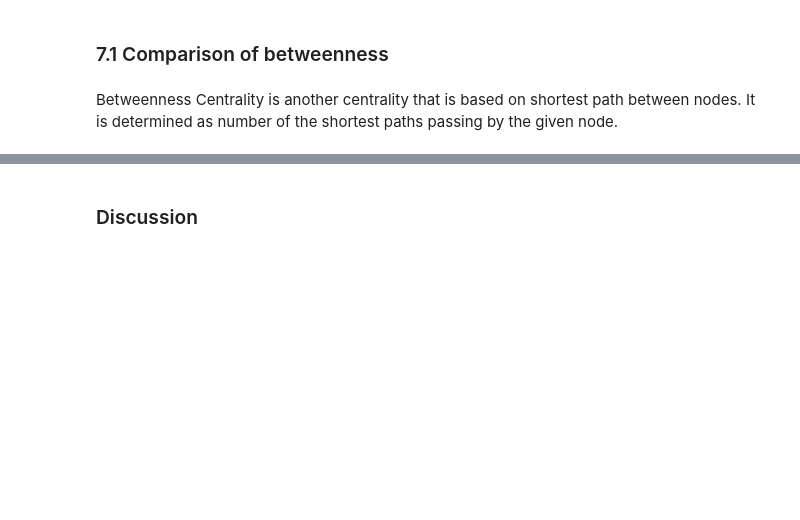
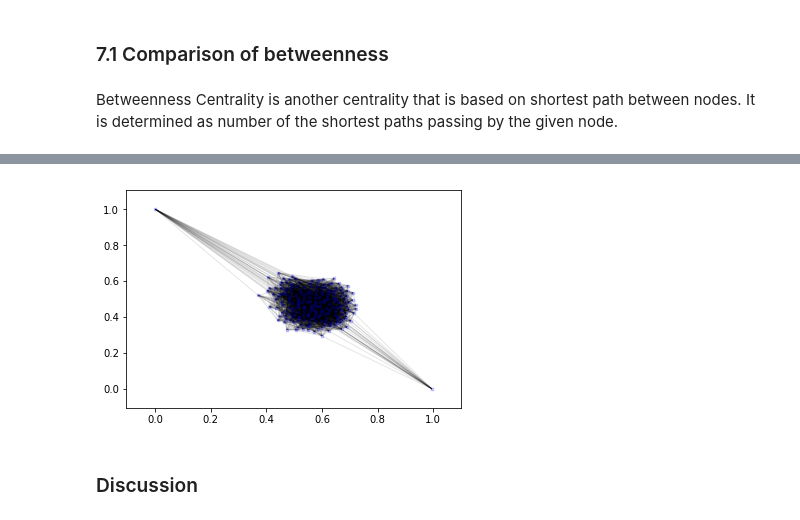
Before and after one commit to mertozer94/Network_Analysis_of_Jazz_Musicians, a Jupyter notebook: Network analysis of jazz musicians.ipynb, the cells around one changed output, grey strips where cells are left out. Saved outputs shown, nothing was run; the diff lists cells and outputs as text; code cells hidden in the pictures; blank space fills up the shorter version.

```diff
--- a/Network analysis of jazz musicians.ipynb
+++ b/Network analysis of jazz musicians.ipynb
@@ -405,3 +424,7 @@ drawBetweenness(random_G)
+# %%
+drawBetweennessOrPageRank(random_G, "betweenness_centrality", 3)
+# %% [output]
+[figure, added]
 # %% [markdown]
 ### Discussion
 # %% [markdown]
```
Also changed, not shown: parts of 41 cells of this notebook.
